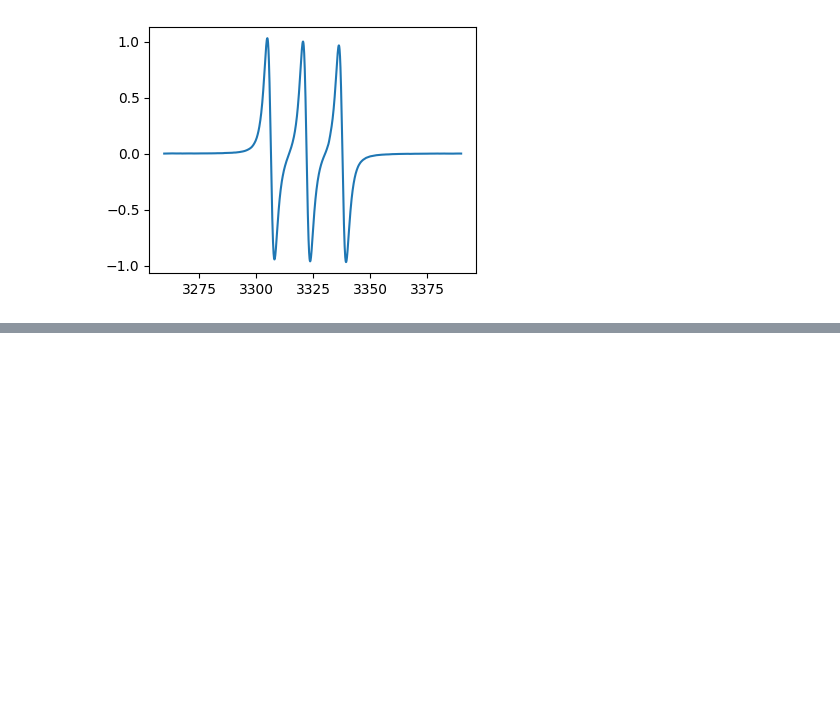
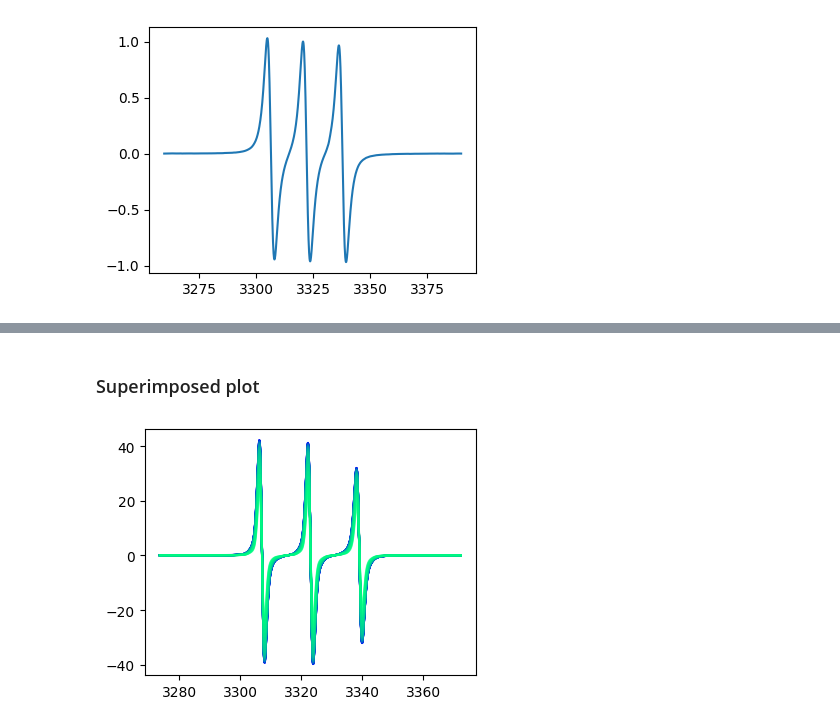
Before and after one commit to davistdaniel/EPRpy, a Jupyter notebook: docs/source/notebooks/examples.ipynb, the cells around one changed output, grey strips where cells are left out. Drawn from its saved outputs; the diff is of its cells as text; code cells hidden in the pictures; blank space fills up the shorter version.

```diff
--- a/docs/source/notebooks/examples.ipynb
+++ b/docs/source/notebooks/examples.ipynb
@@ -164,0 +210,6 @@ fig,ax = tempo_proc3.history[2][1].plot()
+# %% [markdown]
+### Superimposed plot
+# %%
+fig,ax = tempo2d.plot(plot_type='superimposed')
+# %% [output]
+[figure, added]
```
Also changed, not shown: parts of 20 cells of this notebook, 10 other files.
